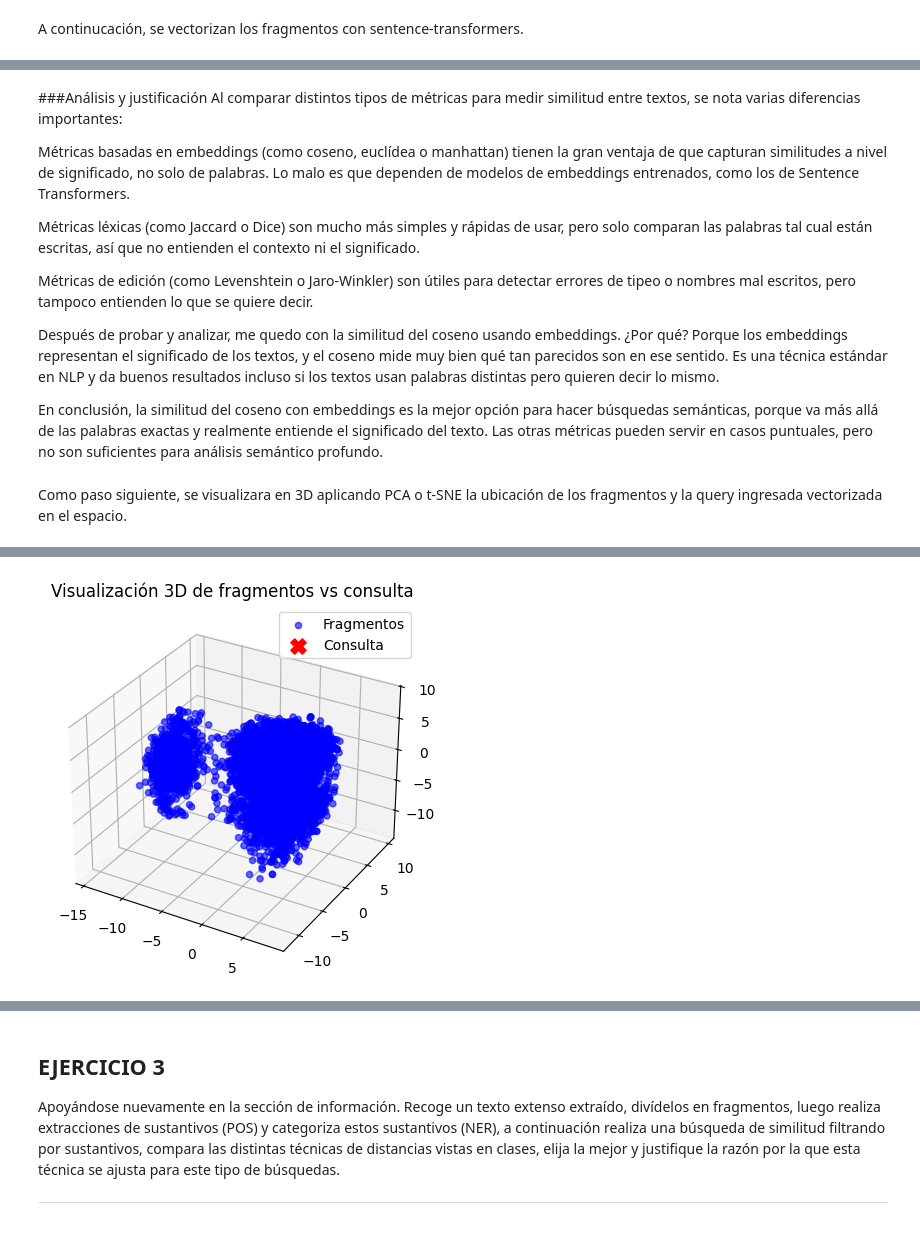
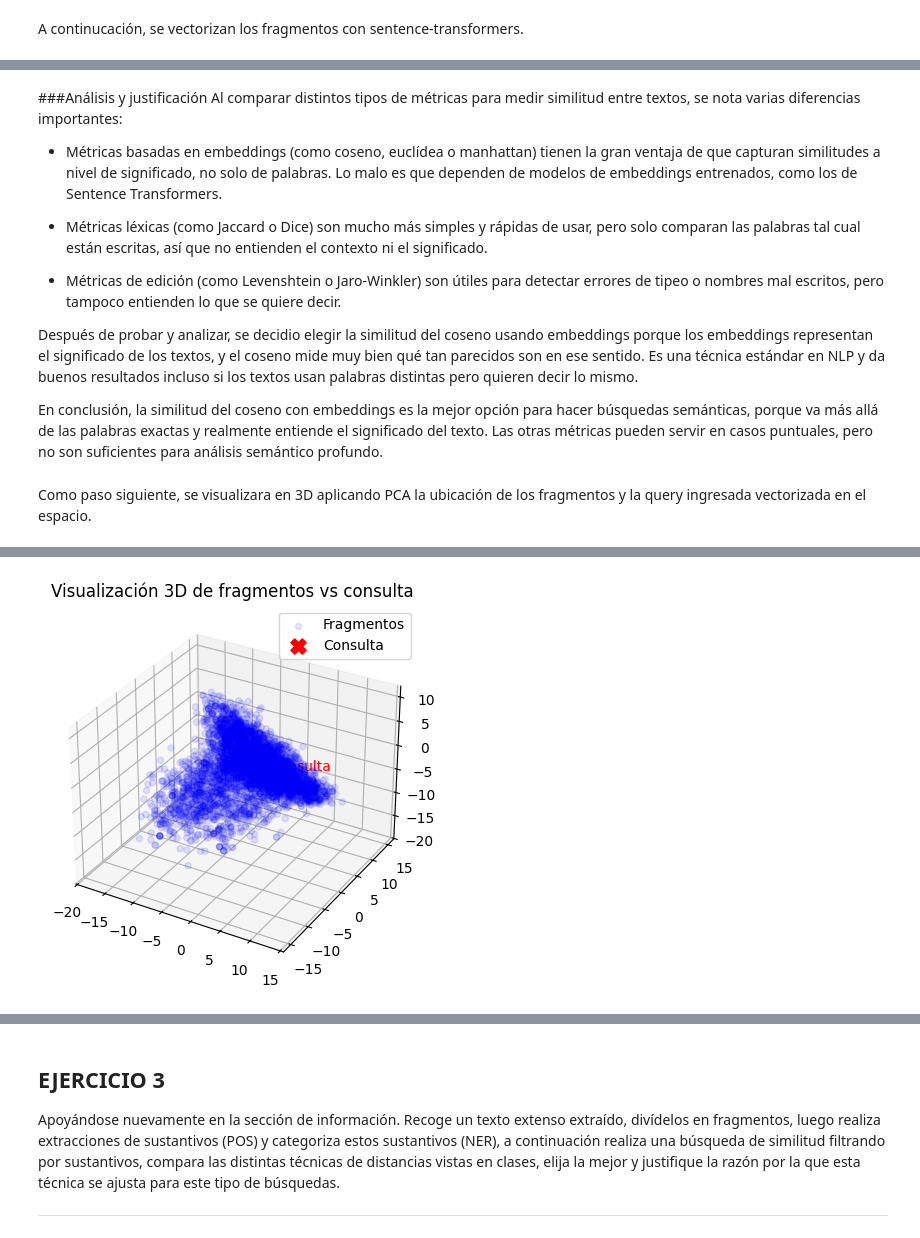
Before and after one commit to NancyCima/TP1-Parte2-NLP-NancyCima, a Jupyter notebook: TP1_P2_NLP_Cima_Nancy.ipynb, the cells around one changed output, grey strips where cells are left out. Drawn from its saved outputs; the diff is of its cells as text; code cells hidden in the pictures.

```diff
--- a/TP1_P2_NLP_Cima_Nancy.ipynb
+++ b/TP1_P2_NLP_Cima_Nancy.ipynb
@@ -169,6 +169,6 @@ def split_text(text, max_length=100):
 # %%
 from sentence_transformers import SentenceTransformer
 
-model = SentenceTransformer('all-MiniLM-L6-v2')
+model = SentenceTransformer('paraphrase-multilingual-MiniLM-L12-v2')
 fragments = load_and_split_texts('Calico/Calico/datos/informacion')
 embeddings = model.encode(fragments, show_progress_bar=True)
@@ -180,14 +176,0 @@ Aquí, se hara una búsqueda semántica con distancia coseno. En particular, se
-# %%
-from sklearn.metrics.pairwise import cosine_similarity
-
-query = "Estrategias" #input("Introduce la frase a analizar: ")
-query_vec = model.encode([query])
-similarities = cosine_similarity(query_vec, embeddings)[0]
-
-top_n = 3
-top_indices = similarities.argsort()[-top_n:][::-1]
-
-print("Resultados más similares:")
-for idx in top_indices:
-    print(f"\nScore: {similarities[idx]:.2f}")
-    print(f"Fragmento: {fragments[idx]}")
@@ -373,6 +329,7 @@ if __name__ == "__main__":
     """
 
     query_text = "Estrategias" #input("Introduce la frase a analizar: ")
+    query_vec = model.encode([query_text])
     similitudes = calcular_similitudes(query_text, fragments, query_vec, embeddings)
 
     for nombre, valores in similitudes.items():
@@ -399,15 +356,15 @@ Score: 0.6194 - Fragmento: I use crafting/sticky glue that's a little easier ...
 ###Análisis y justificación
 Al comparar distintos tipos de métricas para medir similitud entre textos, se nota varias diferencias importantes:
 
-Métricas basadas en embeddings (como coseno, euclídea o manhattan) tienen la gran ventaja de que capturan similitudes a nivel de significado, no solo de palabras. Lo malo es que dependen de modelos de embeddings entrenados, como los de Sentence Transformers.
+- Métricas basadas en embeddings (como coseno, euclídea o manhattan) tienen la gran ventaja de que capturan similitudes a nivel de significado, no solo de palabras. Lo malo es que dependen de modelos de embeddings entrenados, como los de Sentence Transformers.
 
-Métricas léxicas (como Jaccard o Dice) son mucho más simples y rápidas de usar, pero solo comparan las palabras tal cual están escritas, así que no entienden el contexto ni el significado.
+- Métricas léxicas (como Jaccard o Dice) son mucho más simples y rápidas de usar, pero solo comparan las palabras tal cual están escritas, así que no entienden el contexto ni el significado.
 
-Métricas de edición (como Levenshtein o Jaro-Winkler) son útiles para detectar errores de tipeo o nombres mal escritos, pero tampoco entienden lo que se quiere decir.
+- Métricas de edición (como Levenshtein o Jaro-Winkler) son útiles para detectar errores de tipeo o nombres mal escritos, pero tampoco entienden lo que se quiere decir.
 
-Después de probar y analizar, me quedo con la similitud del coseno usando embeddings. ¿Por qué? Porque los embeddings representan el significado de los textos, y el coseno mide muy bien qué tan parecidos son en ese sentido. Es una técnica estándar en NLP y da buenos resultados incluso si los textos usan palabras distintas pero quieren decir lo mismo.
+Después de probar y analizar, se decidio elegir la similitud del coseno usando embeddings porque los embeddings representan el significado de los textos, y el coseno mide muy bien qué tan parecidos son en ese sentido. Es una técnica estándar en NLP y da buenos resultados incluso si los textos usan palabras distintas pero quieren decir lo mismo.
 
 En conclusión, la similitud del coseno con embeddings es la mejor opción para hacer búsquedas semánticas, porque va más allá de las palabras exactas y realmente entiende el significado del texto. Las otras métricas pueden servir en casos puntuales, pero no son suficientes para análisis semántico profundo.
 # %% [markdown]
-Como paso siguiente, se visualizara en 3D aplicando PCA o t-SNE la ubicación de los fragmentos y la query ingresada vectorizada en el espacio.
+Como paso siguiente, se visualizara en 3D aplicando PCA la ubicación de los fragmentos y la query ingresada vectorizada en el espacio.
 # %%
@@ -501,7 +413,7 @@ def plot_embeddings_3d(embeddings, query_vector, title="Visualización 3D de fra
 # Ejemplo de llamada a la función
 plot_embeddings_3d(
     embeddings=embeddings,  # Lista de vectores de fragmentos
-    query_vector=query_vec[0],   # Vector de consulta individual
+    query_vector=query_vec,   # Vector de consulta individual
     title="Visualización 3D de fragmentos vs consulta"
 )
 # %% [output]
@@ -508 +422 @@ plot_embeddings_3d(
-[figure, old version]
+[figure, new version]
```
Also changed, not shown: parts of 32 cells of this notebook, 2 other files.
